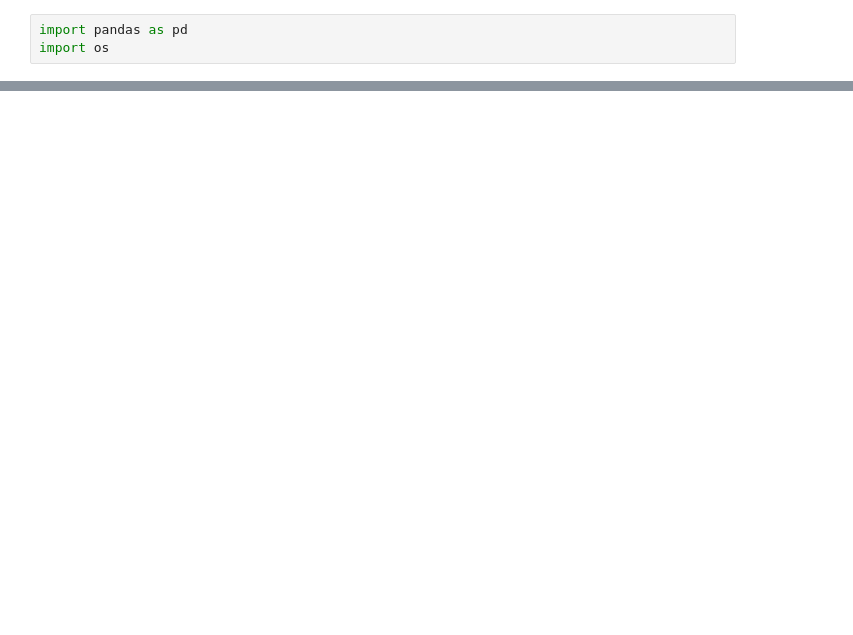
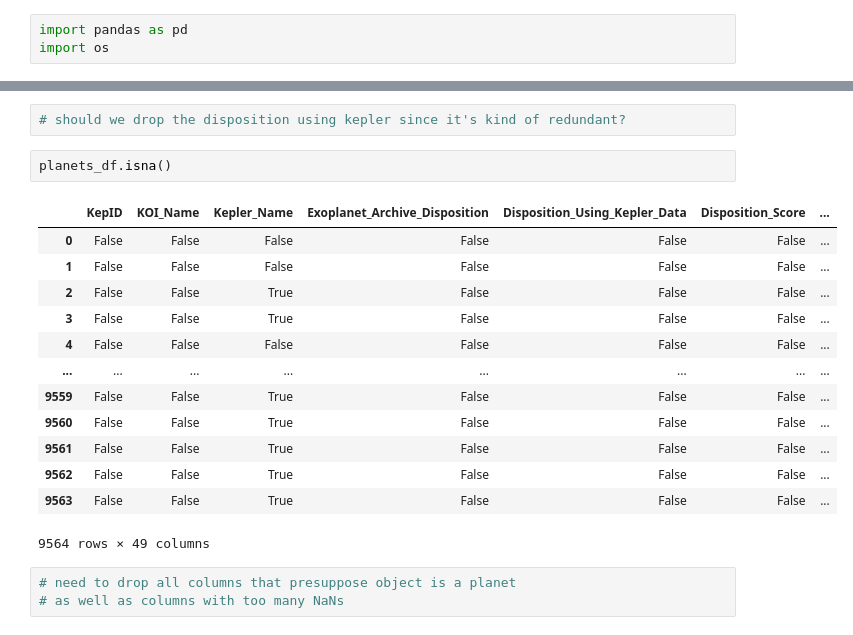
Before and after one commit to LiShanDa2021/exoplanet_detector, a Jupyter notebook: planets_data_exploration.ipynb, the cells around one changed output, grey strips where cells are left out. Drawn from its saved outputs; the diff is of its cells as text; blank space fills up the shorter version.

```diff
--- a/planets_data_exploration.ipynb
+++ b/planets_data_exploration.ipynb
@@ -91,0 +110,21 @@ array(['Published Confirmed', 'TESS Project Candidate',
+# %%
+# should we drop the disposition using kepler since it's kind of redundant?
+# %%
+planets_df.isna()
+# %% [output]
+|  | KepID | KOI_Name | Kepler_Name | Exoplanet_Archive_Disposition | Disposition_Using_Kepler_Data | Disposition_Score | ... |
+| 0 | False | False | False | False | False | False | ... |
+| 1 | False | False | False | False | False | False | ... |
+| 2 | False | False | True | False | False | False | ... |
+| 3 | False | False | True | False | False | False | ... |
+| 4 | False | False | False | False | False | False | ... |
+| ... | ... | ... | ... | ... | ... | ... | ... |
+| 9559 | False | False | True | False | False | False | ... |
+| 9560 | False | False | True | False | False | False | ... |
+| 9561 | False | False | True | False | False | False | ... |
+| 9562 | False | False | True | False | False | False | ... |
+| 9563 | False | False | True | False | False | False | ... |
+9564 rows × 49 columns
+# %%
+# need to drop all columns that presuppose object is a planet
+# as well as columns with too many NaNs
```
Also changed, not shown: parts of 16 cells of this notebook, 2 other files.
